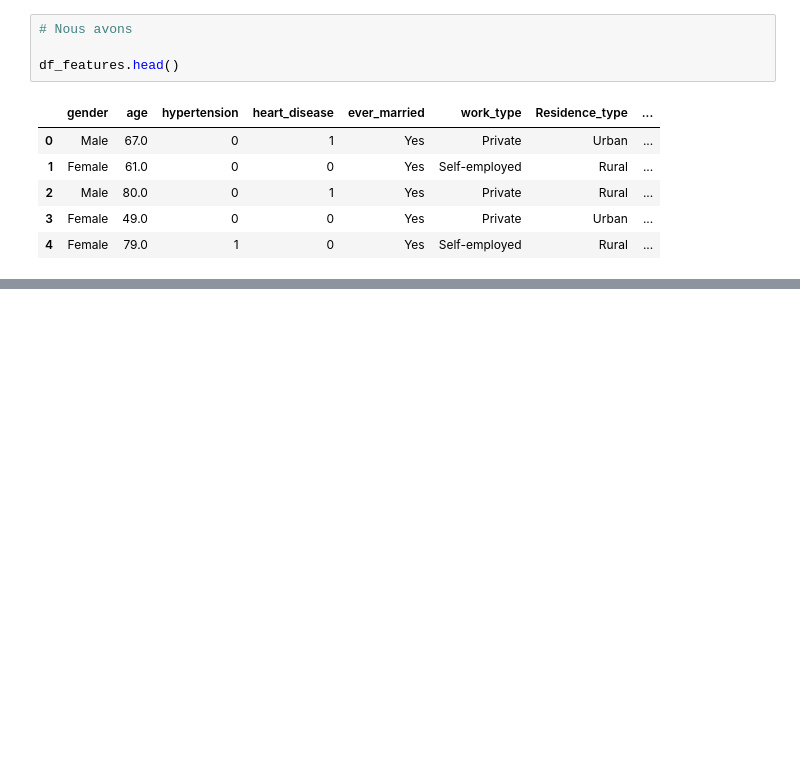
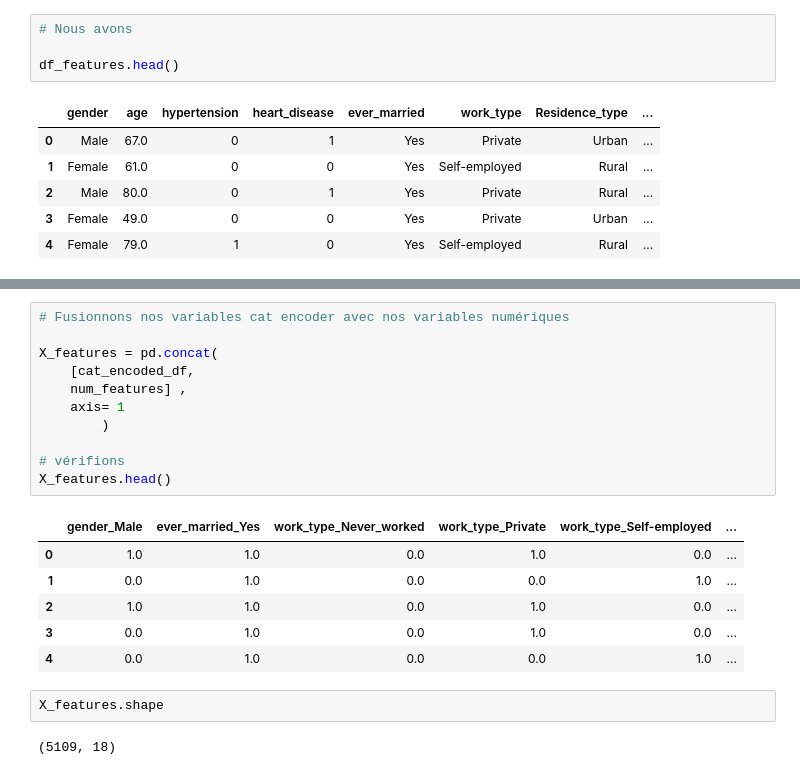
Before and after one commit to Audrey-Djomi/Pr-diction-du-risque-d-AVC-par-Machine-Learning, a Jupyter notebook: notebooks/03_feature_engineering.ipynb, the cells around one changed output, grey strips where cells are left out. Drawn from its saved outputs; the diff is of its cells as text; blank space fills up the shorter version.

```diff
--- a/notebooks/03_feature_engineering.ipynb
+++ b/notebooks/03_feature_engineering.ipynb
@@ -157,0 +244,22 @@ df_features.head()
+# %%
+# Fusionnons nos variables cat encoder avec nos variables numériques
+
+X_features = pd.concat(
+    [cat_encoded_df,
+    num_features] ,
+    axis= 1
+        )
+
+# vérifions
+X_features.head()
+# %% [output]
+|  | gender_Male | ever_married_Yes | work_type_Never_worked | work_type_Private | work_type_Self-employed | ... |
+| 0 | 1.0 | 1.0 | 0.0 | 1.0 | 0.0 | ... |
+| 1 | 0.0 | 1.0 | 0.0 | 0.0 | 1.0 | ... |
+| 2 | 1.0 | 1.0 | 0.0 | 1.0 | 0.0 | ... |
+| 3 | 0.0 | 1.0 | 0.0 | 1.0 | 0.0 | ... |
+| 4 | 0.0 | 1.0 | 0.0 | 0.0 | 1.0 | ... |
+# %%
+X_features.shape
+# %% [output]
+(5109, 18)
```
Also changed, not shown: parts of 11 cells of this notebook.
